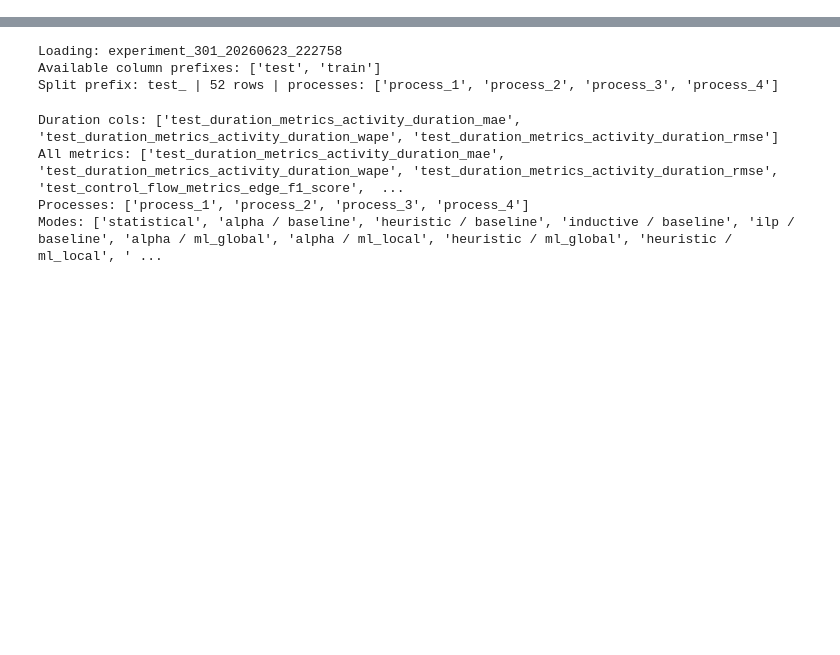
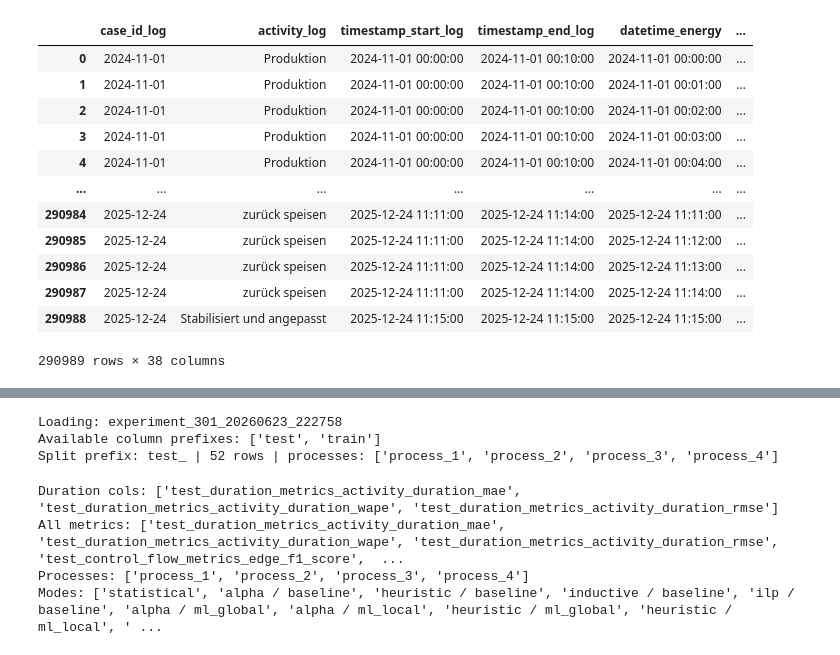
Before and after one commit to zapataunipaderborn/process_energy_demand_modelling, a Jupyter notebook: src/results_latex_table.ipynb, the cells around one changed output, grey strips where cells are left out. Saved outputs shown, nothing was run; the diff lists cells and outputs as text; code cells hidden in the pictures; blank space fills up the shorter version.

```diff
--- a/src/results_latex_table.ipynb
+++ b/src/results_latex_table.ipynb
@@ -0,0 +17,16 @@
+# %%
+df
+# %% [output]
+|  | case_id_log | activity_log | timestamp_start_log | timestamp_end_log | datetime_energy | ... |
+| 0 | 2024-11-01 | Produktion | 2024-11-01 00:00:00 | 2024-11-01 00:10:00 | 2024-11-01 00:00:00 | ... |
+| 1 | 2024-11-01 | Produktion | 2024-11-01 00:00:00 | 2024-11-01 00:10:00 | 2024-11-01 00:01:00 | ... |
+| 2 | 2024-11-01 | Produktion | 2024-11-01 00:00:00 | 2024-11-01 00:10:00 | 2024-11-01 00:02:00 | ... |
+| 3 | 2024-11-01 | Produktion | 2024-11-01 00:00:00 | 2024-11-01 00:10:00 | 2024-11-01 00:03:00 | ... |
+| 4 | 2024-11-01 | Produktion | 2024-11-01 00:00:00 | 2024-11-01 00:10:00 | 2024-11-01 00:04:00 | ... |
+| ... | ... | ... | ... | ... | ... | ... |
+| 290984 | 2025-12-24 | zurück speisen | 2025-12-24 11:11:00 | 2025-12-24 11:14:00 | 2025-12-24 11:11:00 | ... |
+| 290985 | 2025-12-24 | zurück speisen | 2025-12-24 11:11:00 | 2025-12-24 11:14:00 | 2025-12-24 11:12:00 | ... |
+| 290986 | 2025-12-24 | zurück speisen | 2025-12-24 11:11:00 | 2025-12-24 11:14:00 | 2025-12-24 11:13:00 | ... |
+| 290987 | 2025-12-24 | zurück speisen | 2025-12-24 11:11:00 | 2025-12-24 11:14:00 | 2025-12-24 11:14:00 | ... |
+| 290988 | 2025-12-24 | Stabilisiert und angepasst | 2025-12-24 11:15:00 | 2025-12-24 11:15:00 | 2025-12-24 11:15:00 | ... |
+290989 rows × 38 columns
```
Also changed, not shown: parts of 2 cells of this notebook, 5 other files.
